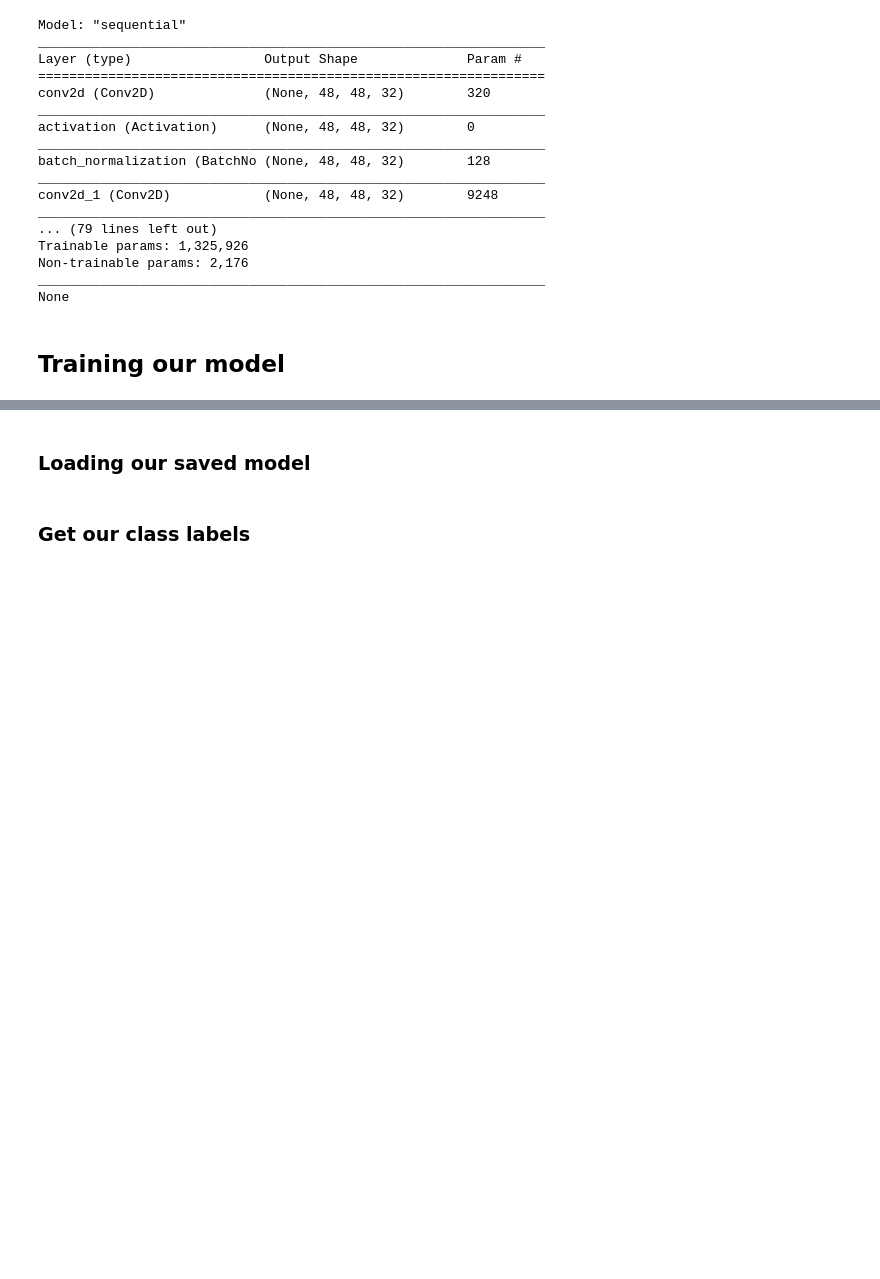
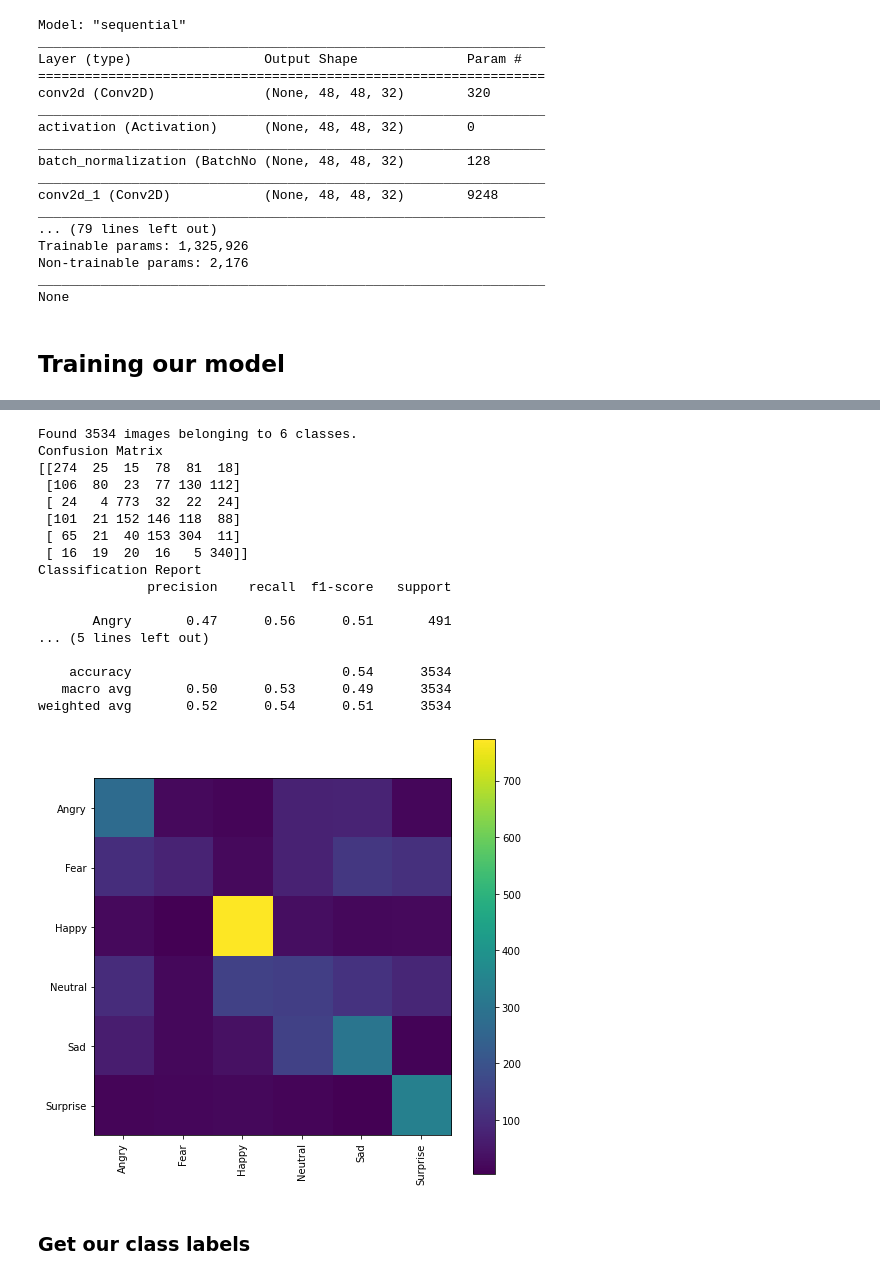
Before and after one commit to Satwikram/Deep-Learning-Implementations, a Jupyter notebook: CNN/Building an Emotion Detector.ipynb, the cells around one changed output, grey strips where cells are left out. Cells and saved outputs as stored; diff of their text form; code cells hidden in the pictures; blank space fills up the shorter version.

Commit message:
Face Emotion Detector

```diff
--- a/CNN/Building an Emotion Detector.ipynb
+++ b/CNN/Building an Emotion Detector.ipynb
@@ -250,33 +233,50 @@ nb_validation_samples = 3534
 # We need to recreate our validation generator with shuffle = false
 validation_generator = validation_datagen.flow_from_directory(
         validation_data_dir,
         color_mode = 'grayscale',
         target_size=(img_rows, img_cols),
         batch_size=batch_size,
         class_mode='categorical',
         shuffle=False)
 
 class_labels = validation_generator.class_indices
 class_labels = {v: k for k, v in class_labels.items()}
 classes = list(class_labels.values())
 
 #Confution Matrix and Classification Report
-Y_pred = model.predict_generator(validation_generator, nb_validation_samples // batch_size+1)
+Y_pred = emotion.predict_generator(validation_generator, nb_validation_samples // batch_size+1)
 y_pred = np.argmax(Y_pred, axis=1)
 
 print('Confusion Matrix')
 print(confusion_matrix(validation_generator.classes, y_pred))
 print('Classification Report')
 target_names = list(class_labels.values())
 print(classification_report(validation_generator.classes, y_pred, target_names=target_names))
 
 plt.figure(figsize=(8,8))
 cnf_matrix = confusion_matrix(validation_generator.classes, y_pred)
 
 plt.imshow(cnf_matrix, interpolation='nearest')
 plt.colorbar()
 tick_marks = np.arange(len(classes))
 _ = plt.xticks(tick_marks, classes, rotation=90)
 _ = plt.yticks(tick_marks, classes)
+# %% [output]
+Found 3534 images belonging to 6 classes.
+Confusion Matrix
+[[274  25  15  78  81  18]
+ [106  80  23  77 130 112]
+ [ 24   4 773  32  22  24]
+ [101  21 152 146 118  88]
+ [ 65  21  40 153 304  11]
+ [ 16  19  20  16   5 340]]
+Classification Report
+              precision    recall  f1-score   support
+
+       Angry       0.47      0.56      0.51       491
+... (5 lines left out)
+
+    accuracy                           0.54      3534
+   macro avg       0.50      0.53      0.49      3534
+weighted avg       0.52      0.54      0.51      3534
+[figure, added]
-# %% [markdown]
-### Loading our saved model
```
Also changed, not shown: parts of 9 cells of this notebook.
